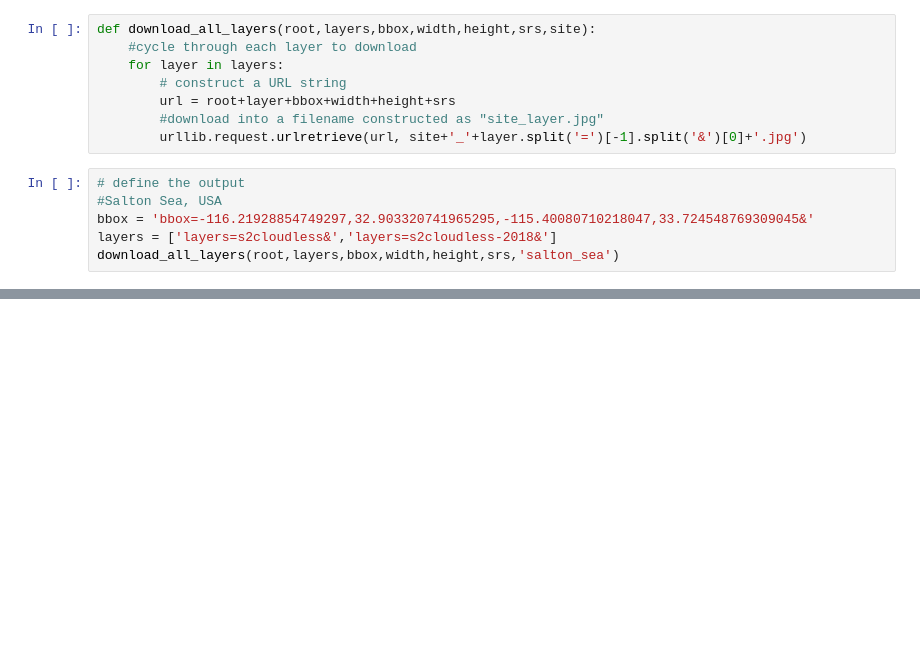
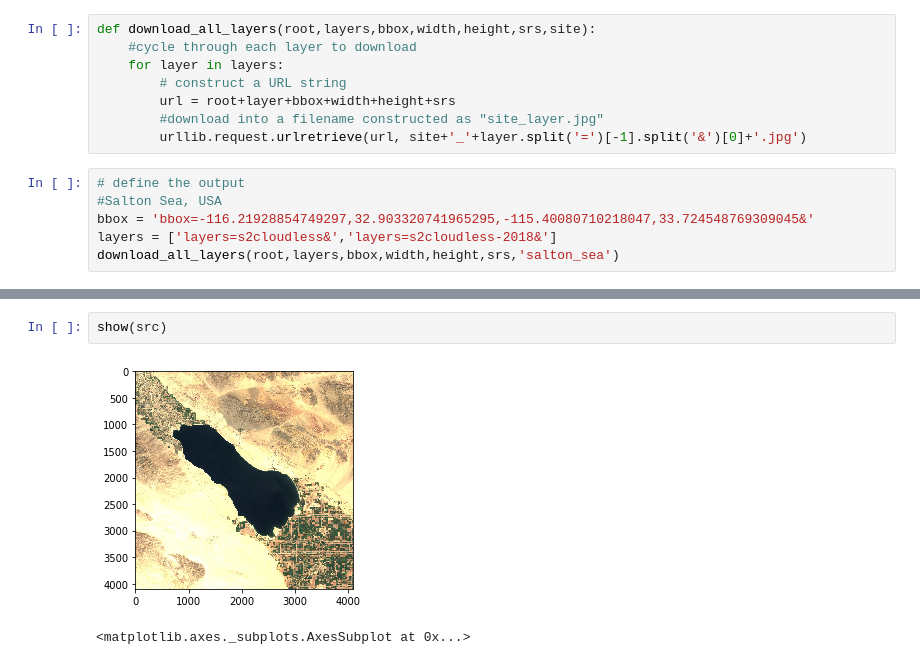
Before and after one commit to dsmoot/LP_satellite_imagery, a Jupyter notebook: 1_Getting_Started.ipynb, the cells around one changed output, grey strips where cells are left out. Drawn from its saved outputs; the diff is of its cells as text; blank space fills up the shorter version.

```diff
--- a/1_Getting_Started.ipynb
+++ b/1_Getting_Started.ipynb
@@ -82,0 +112,5 @@ download_all_layers(root,layers,bbox,width,height,srs,'salton_sea')
+# %%
+show(src)
+# %% [output]
+[figure, added]
+<matplotlib.axes._subplots.AxesSubplot at 0x...>
```
Also changed, not shown: parts of 20 cells of this notebook.
